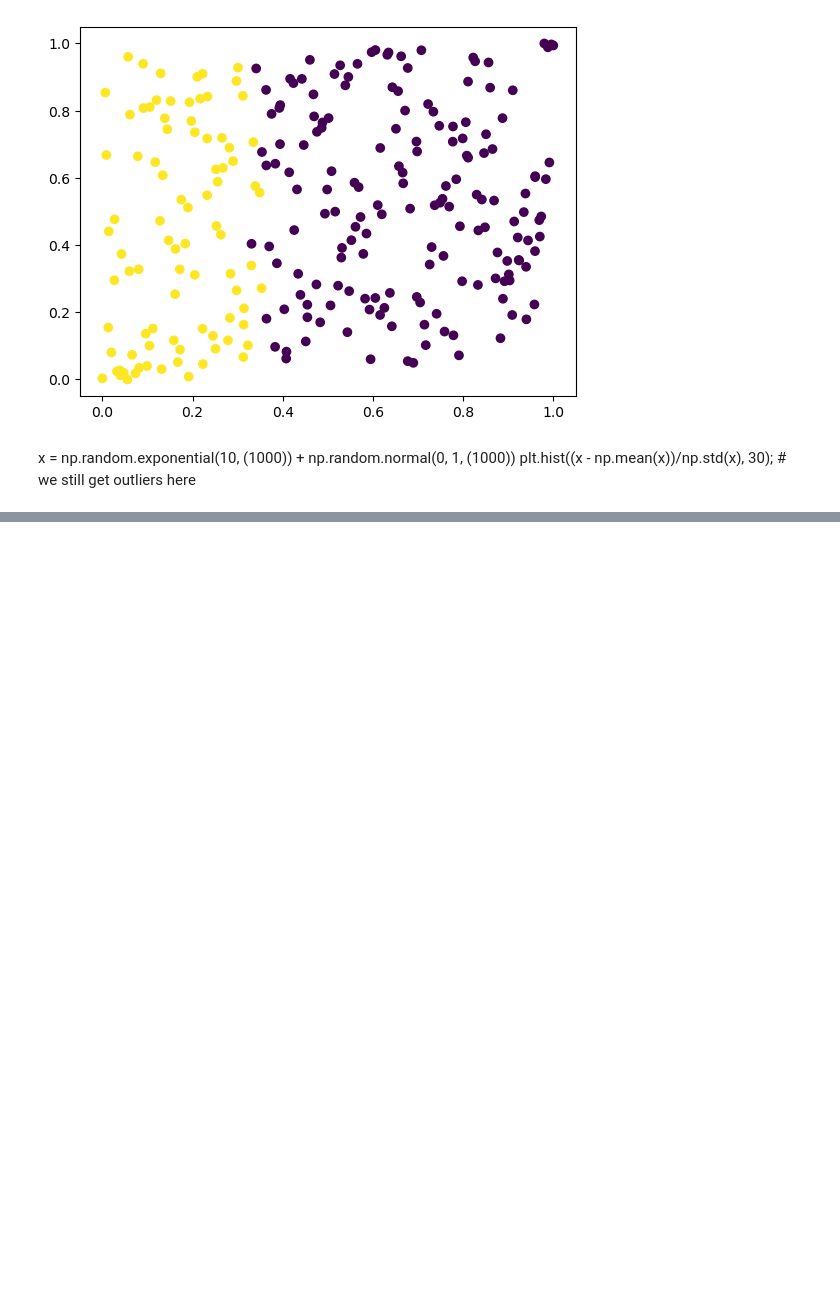
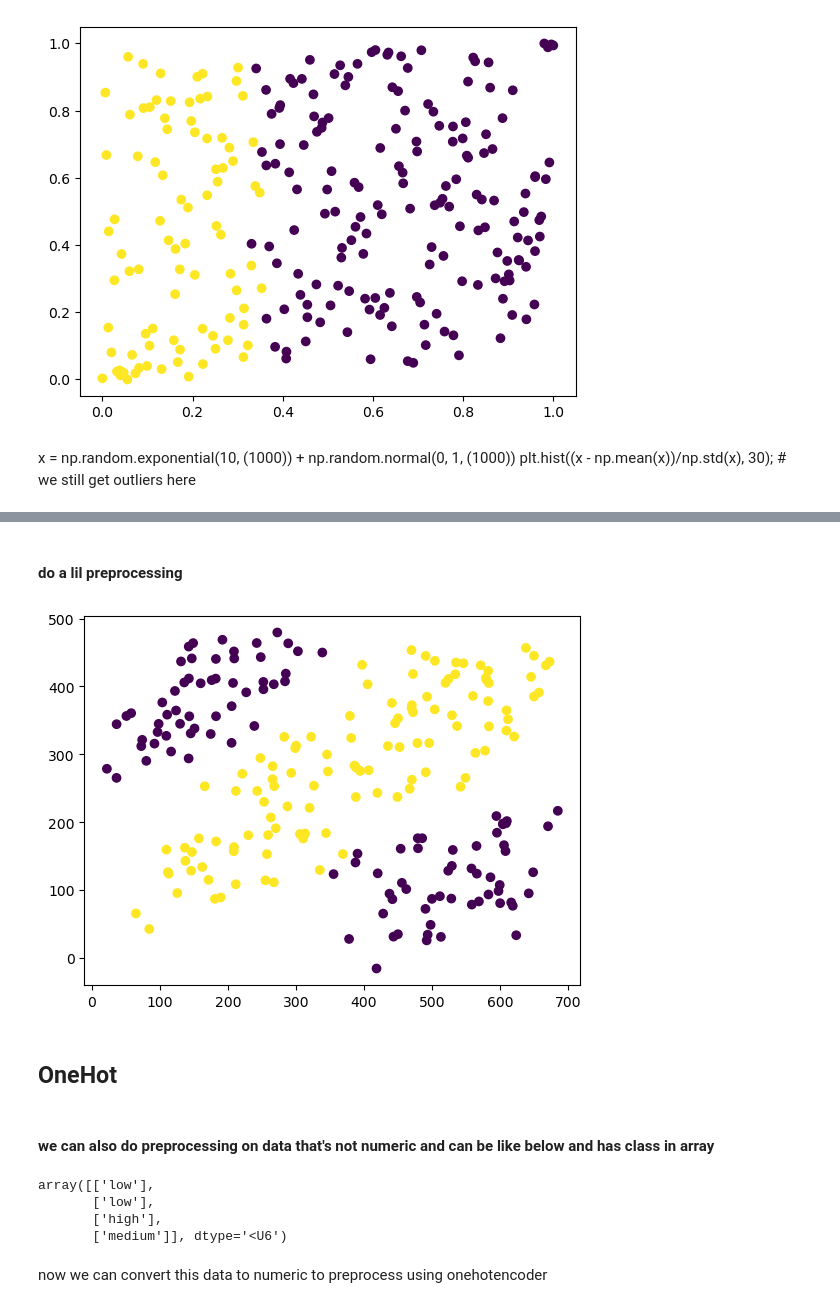
Before and after one commit to muhammadhananbaloch/Machine-Learning-Python, a Jupyter notebook: Scikit Learn/Preprocess.ipynb, the cells around one changed output, grey strips where cells are left out. Cells and saved outputs as stored; diff of their text form; code cells hidden in the pictures; blank space fills up the shorter version.

```diff
--- a/Scikit Learn/Preprocess.ipynb
+++ b/Scikit Learn/Preprocess.ipynb
@@ -32,0 +55,30 @@ plt.hist((x - np.mean(x))/np.std(x), 30); # we still get outliers here
+# %% [markdown]
+#### do a lil preprocessing
+# %%
+from sklearn.linear_model import LogisticRegression
+from sklearn.preprocessing import PolynomialFeatures
+from sklearn.pipeline import Pipeline
+
+pipe = Pipeline([
+    ('scale', PolynomialFeatures()),
+    ('model', LogisticRegression())
+])
+
+pred = pipe.fit(X,y).predict(X)
+plt.scatter(X[:,0], X[:, 1], c = pred); # after preprocessing now we can divide two colors by a straight line
+# %% [output]
+[figure, added]
+# %% [markdown]
+## OneHot
+# %% [markdown]
+#### we can also do preprocessing on data that's not numeric and can be like below and has class in array
+# %%
+arr = np.array(['low', 'low', 'high', 'medium']).reshape(-1, 1)
+arr
+# %% [output]
+array([['low'],
+       ['low'],
+       ['high'],
+       ['medium']], dtype='<U6')
+# %% [markdown]
+now we can convert this data to numeric to preprocess using onehotencoder
```
Also changed, not shown: parts of 6 cells of this notebook.
